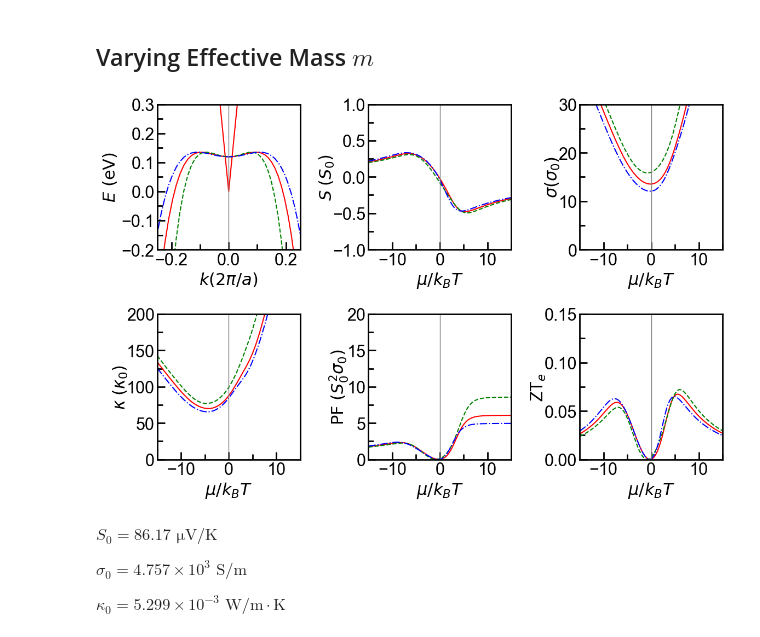
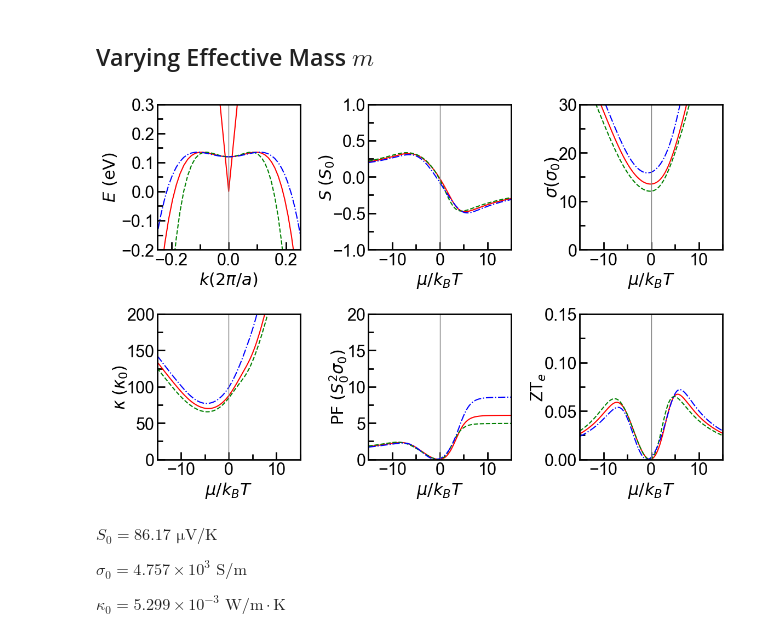
Before and after one commit to Normanthen/NLS-Thermoelectrics, a Jupyter notebook: Type II NLS/2BM-TypeII.ipynb, the cells around one changed output. Drawn from its saved outputs; the diff is of its cells as text; code cells hidden in the pictures.

```diff
--- a/Type II NLS/2BM-TypeII.ipynb
+++ b/Type II NLS/2BM-TypeII.ipynb
@@ -1018,11 +1018,11 @@ with open('output_vF.txt','a') as f:
 # %%
 plt.figure(figsize=(12,8))
 
-eff_mass2= 0.2*m0*10**(6)
-eff_mass3= 0.6*m0*10**(6)
+eff_mass2= 0.6*m0*10**(6)
+eff_mass3= 0.2*m0*10**(6)
 eshiftm1=7
-eshiftm2=6
-eshiftm3=8
+eshiftm2=8
+eshiftm3=6
 
 # Subplot (a) : Dispersion relation
 ax1 = plt.subplot(2,3,1)
@@ -1116,35 +1116,35 @@ ax5.set_xlabel('$\mu/k_BT$')
 ax5.set_ylabel('$\mathrm{PF}~(S_0^2 \sigma_0)$')
 #ax5.yaxis.set_major_locator(mpl.ticker.MultipleLocator(1*1e-5))
 #ax5.yaxis.set_minor_locator(mpl.ticker.MultipleLocator(0.5))
 ax5.xaxis.set_tick_params(which='major', size=10, width=2, direction='in')
 ax5.xaxis.set_tick_params(which='minor', size=7, width=2, direction='in')
 ax5.yaxis.set_tick_params(which='major', size=10, width=2, direction='in')
 ax5.yaxis.set_tick_params(which='minor', size=7, width=2, direction='in')
 
 #(f) ZT
 ax6 = plt.subplot(2,3,6)
 ax6.plot(eta, ZT(eta+eshiftm1,e0,e1,vF1,eff_mass1)*T,color='red',linestyle='solid')
 ax6.plot(eta, ZT(eta+eshiftm2,e0,e1,vF1,eff_mass2)*T,color='green',linestyle='dashed')
 ax6.plot(eta, ZT(eta+eshiftm3,e0,e1,vF1,eff_mass3)*T,color='blue',linestyle='dashdot')
 ax6.axis([-15,15,0,0.15]) # the format is [xmin,xmax,ymin,ymax]
 ax6.axvline(0, color='grey', linestyle='-', linewidth=1)
 ax6.xaxis.set_minor_locator(AutoMinorLocator(2))
 ax6.yaxis.set_minor_locator(AutoMinorLocator(2))
 ax6.yaxis.labelpad = -4
 ax6.set_xlabel('$\mu/k_BT$')
 ax6.set_ylabel('ZT$_{e}$')
 #ax6.yaxis.set_major_locator(mpl.ticker.MultipleLocator(0.010))
 #ax6.yaxis.set_minor_locator(mpl.ticker.MultipleLocator(0.25))
 ax6.xaxis.set_tick_params(which='major', size=10, width=2, direction='in')
 ax6.xaxis.set_tick_params(which='minor', size=7, width=2, direction='in')
 ax6.yaxis.set_tick_params(which='major', size=10, width=2, direction='in')
 ax6.yaxis.set_tick_params(which='minor', size=7, width=2, direction='in')
 
 
 plt.tight_layout()
-#plt.savefig('2BM_TypeII(mass).pdf')
+#plt.savefig('../Figures/2BM/2BM_TypeII(mass)_raw.pdf')
 # %% [output]
-[figure, old version]
+[figure, new version]
 # %% [markdown]
 $S_{0} = 86.17 \,\, \mathrm{\mu}\mathrm{V}/\mathrm{K}$
 
```
Also changed, not shown: parts of 4 cells of this notebook, 6 other files.
